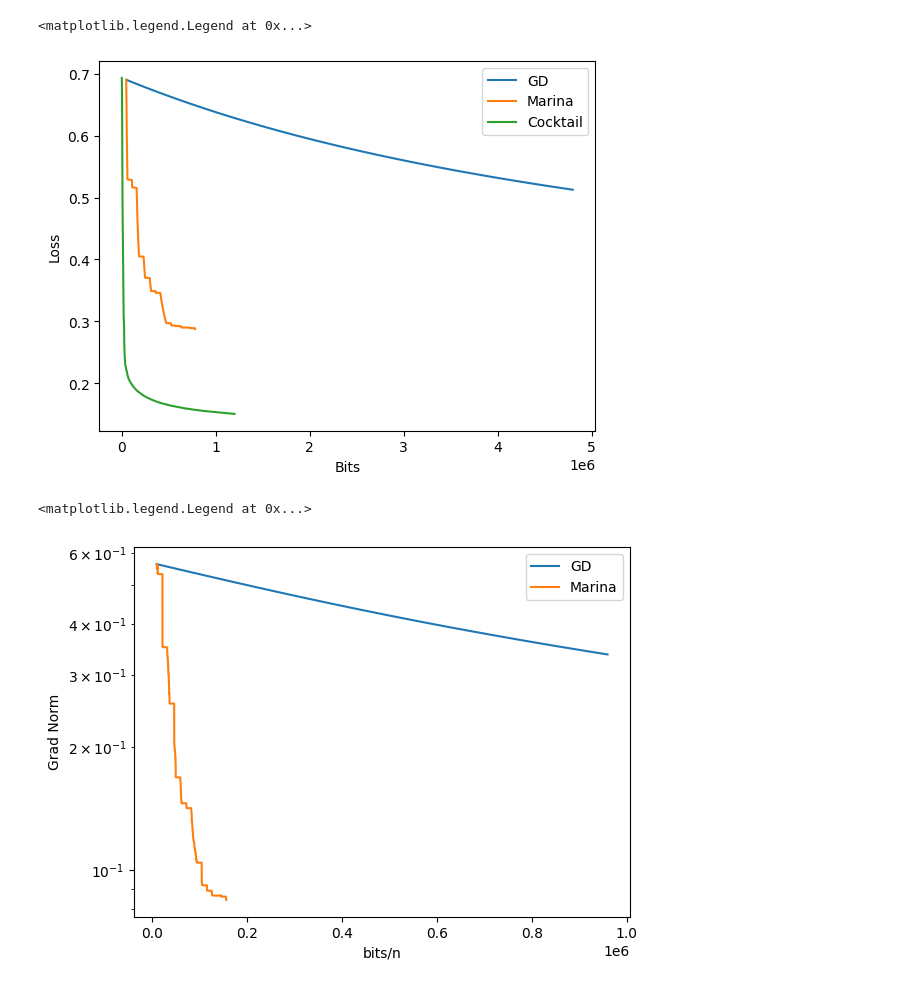
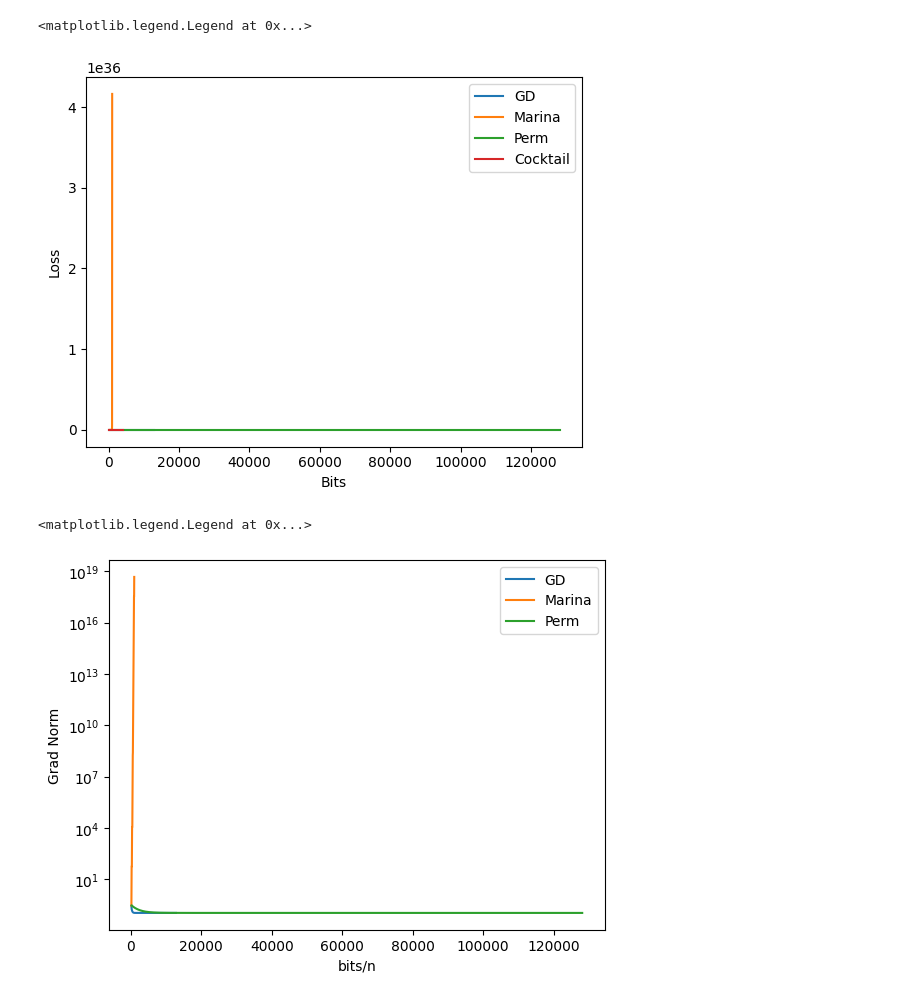
Before and after one commit to BlackSamorez/FL_playground, a Jupyter notebook: gd.ipynb, the cells around one changed output. Saved outputs shown, nothing was run; the diff lists cells and outputs as text; code cells hidden in the pictures.

```diff
--- a/gd.ipynb
+++ b/gd.ipynb
@@ -7,11 +18,7 @@ NUM_FEATURES = 300
 # %%
 GD_STEPS = 100
 
-master_fn, client_fns = mfl.tasks.get_w8a_regression_fns(
-    data_path="w8a",
-    num_clients=NUM_CLIENTS,
-    batch_size=-1,
-)
+master_fn, client_fns = get_task()
 
 master, clients = mfl.algorithms.get_gd_master_and_clients(
     master_fn=master_fn,
@@ -19,33 +26,38 @@ master, clients = mfl.algorithms.get_gd_master_and_clients(
     gamma_multiplier=1,
 )
 
-GD_METRICS = mfl.algorithms.run_algorithm(master, clients, GD_STEPS)
+GD_METRICS = await mfl.algorithms.run_algorithm(master, clients, GD_STEPS)
 # %%
 MARINA_STEPS = 1000
 
-master_fn, client_fns = mfl.tasks.get_w8a_regression_fns(
-    data_path="w8a",
-    num_clients=NUM_CLIENTS,
-    batch_size=-1,
-)
+master_fn, client_fns = get_task()
 
 master, clients = mfl.algorithms.get_marina_master_and_clients(
     master_fn=master_fn,
     client_fns=client_fns,
     compressors=[mfl.compressors.RandKUnbiasedCompressor(NUM_FEATURES, k=1) for _ in range(NUM_CLIENTS)],
     p=0.01,
-    gamma_multiplier=1,
+    gamma_multiplier=0.1,
 )
 
-MARINA_METRICS = mfl.algorithms.run_algorithm(master, clients, MARINA_STEPS)
+MARINA_METRICS = await mfl.algorithms.run_algorithm(master, clients, MARINA_STEPS)
+# %%
+PERM_STEPS = 1000
+
+master_fn, client_fns = get_task()
+
+master, clients = mfl.algorithms.get_permk_marina_master_and_clients(
+    master_fn=master_fn,
+    client_fns=client_fns,
+    p=0.01,
+    gamma_multiplier=0.1,
+)
+
+PERM_METRICS = await mfl.algorithms.run_algorithm(master, clients, PERM_STEPS)
 # %%
 COCKTAIL_STEPS = 1000
 
-master_fn, client_fns = mfl.tasks.get_w8a_regression_fns(
-    data_path="w8a",
-    num_clients=NUM_CLIENTS,
-    batch_size=-1,
-)
+master_fn, client_fns = get_task()
 
 master, clients = mfl.algorithms.get_cocktailgd_master_and_clients(
     master_fn=master_fn,
@@ -56,25 +68,27 @@ master, clients = mfl.algorithms.get_cocktailgd_master_and_clients(
     # p=0.1,
 )
 
-COCKTAIL_METRICS = mfl.algorithms.run_algorithm(master, clients, COCKTAIL_STEPS)
+COCKTAIL_METRICS = await mfl.algorithms.run_algorithm(master, clients, COCKTAIL_STEPS)
 # %%
 import matplotlib.pyplot as plt
 
 plt.plot([metrics.total_bits_received for metrics in GD_METRICS], [metrics.value for metrics in GD_METRICS], label="GD")
 plt.plot([metrics.total_bits_received for metrics in MARINA_METRICS], [metrics.value for metrics in MARINA_METRICS], label="Marina")
+plt.plot([metrics.total_bits_received for metrics in PERM_METRICS], [metrics.value for metrics in PERM_METRICS], label="Perm")
 plt.plot([metrics.total_bits_received for metrics in COCKTAIL_METRICS], [metrics.value for metrics in COCKTAIL_METRICS], label="Cocktail")
 
 plt.xlabel("Bits")
 plt.ylabel("Loss")
 plt.legend()
 # %% [output]
 <matplotlib.legend.Legend at 0x...>
-[figure, old version]
+[figure, new version]
 # %%
 import matplotlib.pyplot as plt
 
 plt.plot([metrics.total_bits_received/NUM_CLIENTS for metrics in GD_METRICS], [metrics.grad_norm for metrics in GD_METRICS], label="GD")
 plt.plot([metrics.total_bits_received/NUM_CLIENTS for metrics in MARINA_METRICS], [metrics.grad_norm for metrics in MARINA_METRICS], label="Marina")
+plt.plot([metrics.total_bits_received/NUM_CLIENTS for metrics in PERM_METRICS], [metrics.grad_norm for metrics in PERM_METRICS], label="Perm")
 plt.yscale("log")
 
 plt.xlabel("bits/n")
@@ -82,4 +96,4 @@ plt.ylabel("Grad Norm")
 plt.legend()
 # %% [output]
 <matplotlib.legend.Legend at 0x...>
-[figure, old version]
+[figure, new version]
```
Also changed, not shown: parts of 2 cells of this notebook, 4 other files.
